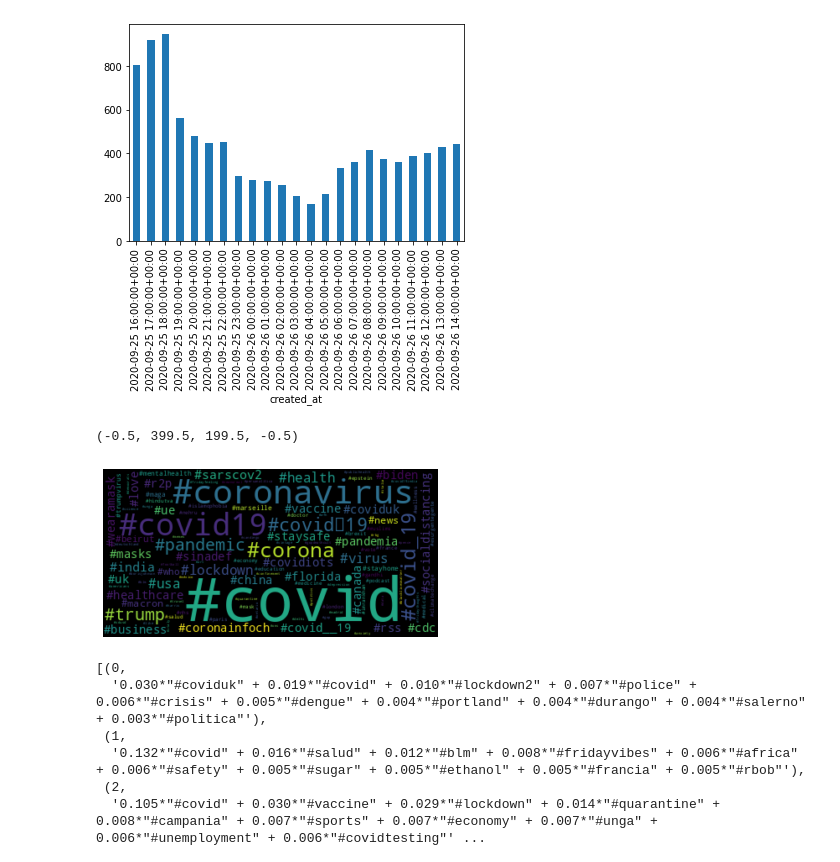
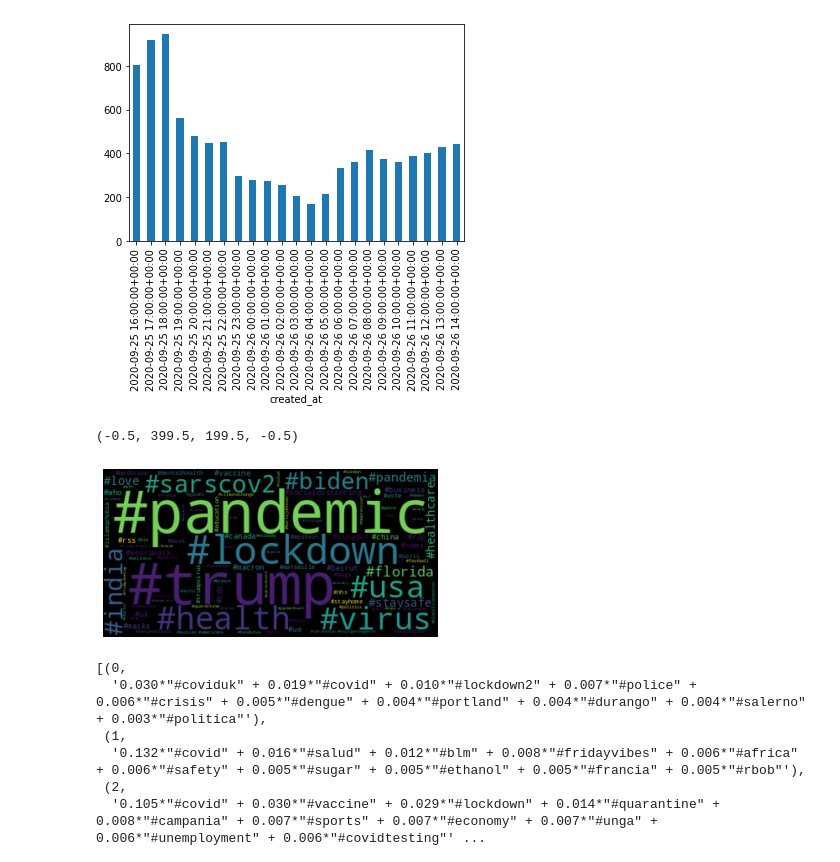
Before and after one commit to ccs-amsterdam/ccsbook, a Jupyter notebook: chapter02/funwith_py.ipynb, the cells around one changed output. Saved outputs shown, nothing was run; the diff lists cells and outputs as text; code cells hidden in the pictures.

```diff
--- a/chapter02/funwith_py.ipynb
+++ b/chapter02/funwith_py.ipynb
@@ -53,14 +53,15 @@ tw["status_id"].groupby(pd.Grouper(freq="H")) \
 # %%
 freq = defaultdict(int)
 for tweet in tw["text"]:
-    for hashtag in re.findall("#\w+", tweet):
-            freq[hashtag.lower()]+=1
+    for tag in re.findall("#\w+", tweet.lower()):
+        if not re.search("#covid|#corona", tag):
+            freq[tag]+=1
 wc = WordCloud().generate_from_frequencies(freq)
 plt.imshow(wc, interpolation="bilinear")
 plt.axis("off")
 # %% [output]
 (-0.5, 399.5, 199.5, -0.5)
-[figure, old version]
+[figure, new version]
 # %%
 tags = [[tag.lower()
          for tag in re.findall("#\w+", tweet)]
```
Also changed, not shown: 4 other files.
